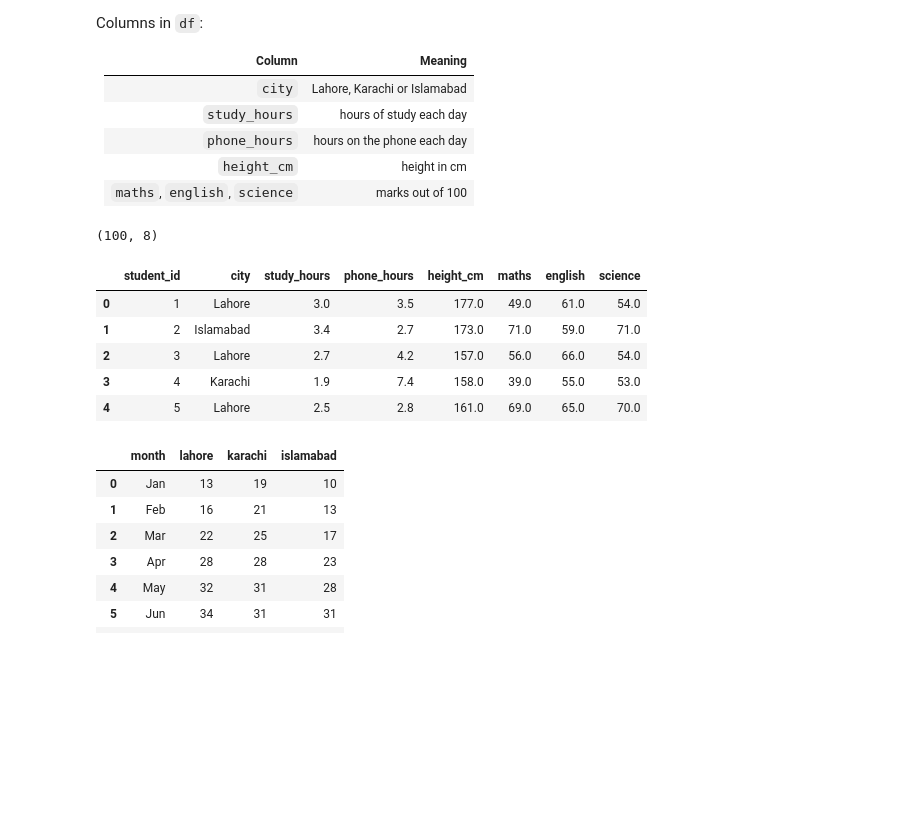
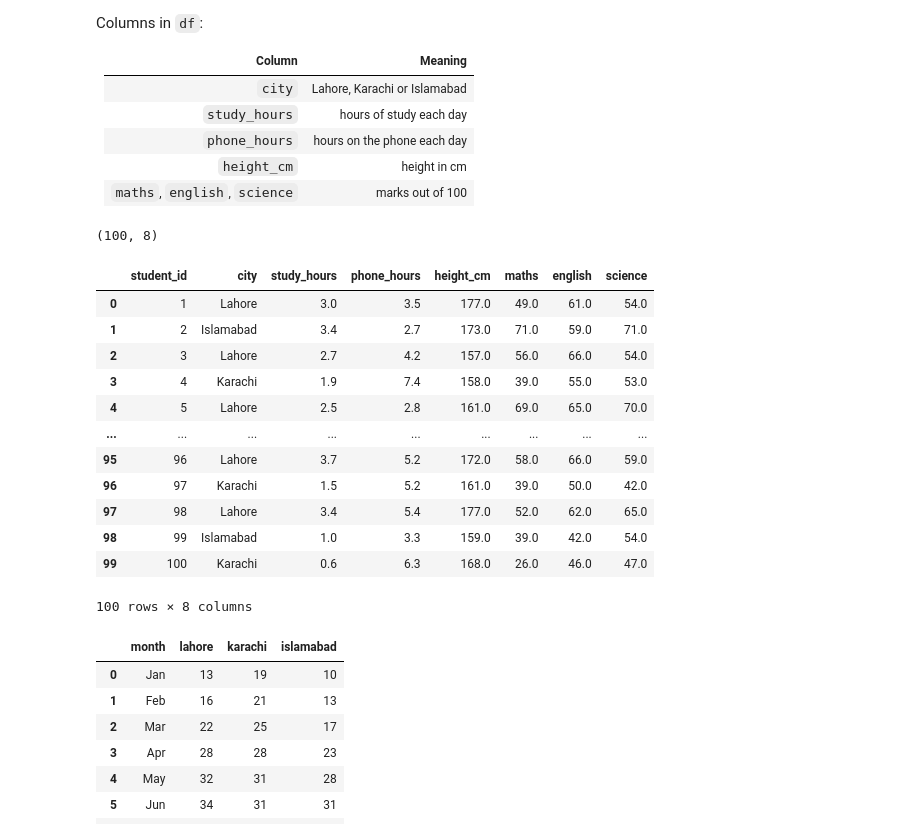
Before and after one commit to sameermakhanii/Python-for-AI-me, a Jupyter notebook: notebooks/Week 4/Day 16/Day_16_Matplotlib_Seaborn.ipynb, the cells around one changed output. Cells and saved outputs as stored; diff of their text form; code cells hidden in the pictures; blank space fills up the shorter version.

```diff
--- a/notebooks/Week 4/Day 16/Day_16_Matplotlib_Seaborn.ipynb
+++ b/notebooks/Week 4/Day 16/Day_16_Matplotlib_Seaborn.ipynb
@@ -139,15 +139,22 @@ temps = pd.DataFrame({
 })
 # %%
 print(df.shape)
-df.head()
+df.head(100)
 # %% [output]
 (100, 8)
 |  | student_id | city | study_hours | phone_hours | height_cm | maths | english | science |
 | 0 | 1 | Lahore | 3.0 | 3.5 | 177.0 | 49.0 | 61.0 | 54.0 |
 | 1 | 2 | Islamabad | 3.4 | 2.7 | 173.0 | 71.0 | 59.0 | 71.0 |
 | 2 | 3 | Lahore | 2.7 | 4.2 | 157.0 | 56.0 | 66.0 | 54.0 |
 | 3 | 4 | Karachi | 1.9 | 7.4 | 158.0 | 39.0 | 55.0 | 53.0 |
 | 4 | 5 | Lahore | 2.5 | 2.8 | 161.0 | 69.0 | 65.0 | 70.0 |
+| ... | ... | ... | ... | ... | ... | ... | ... | ... |
+| 95 | 96 | Lahore | 3.7 | 5.2 | 172.0 | 58.0 | 66.0 | 59.0 |
+| 96 | 97 | Karachi | 1.5 | 5.2 | 161.0 | 39.0 | 50.0 | 42.0 |
+| 97 | 98 | Lahore | 3.4 | 5.4 | 177.0 | 52.0 | 62.0 | 65.0 |
+| 98 | 99 | Islamabad | 1.0 | 3.3 | 159.0 | 39.0 | 42.0 | 54.0 |
+| 99 | 100 | Karachi | 0.6 | 6.3 | 168.0 | 26.0 | 46.0 | 47.0 |
+100 rows × 8 columns
 # %%
 temps
 # %% [output]
```
Also changed, not shown: parts of 20 cells of this notebook, 5 other files.
